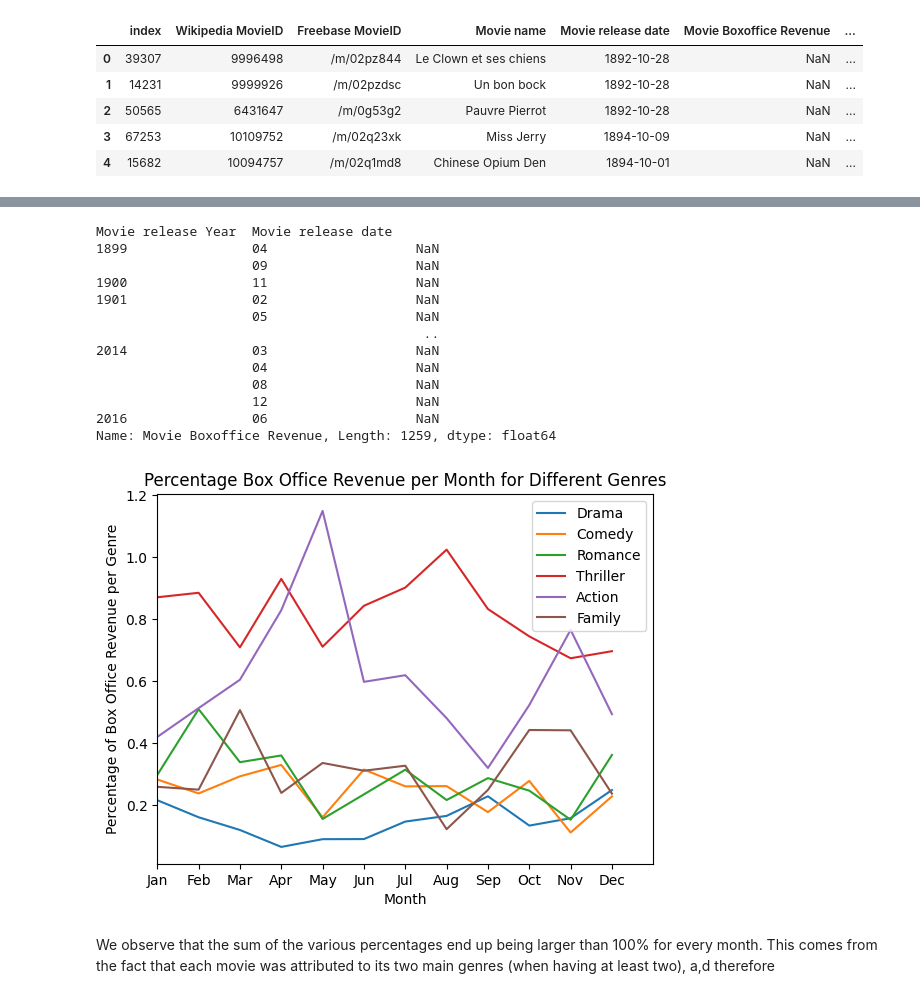
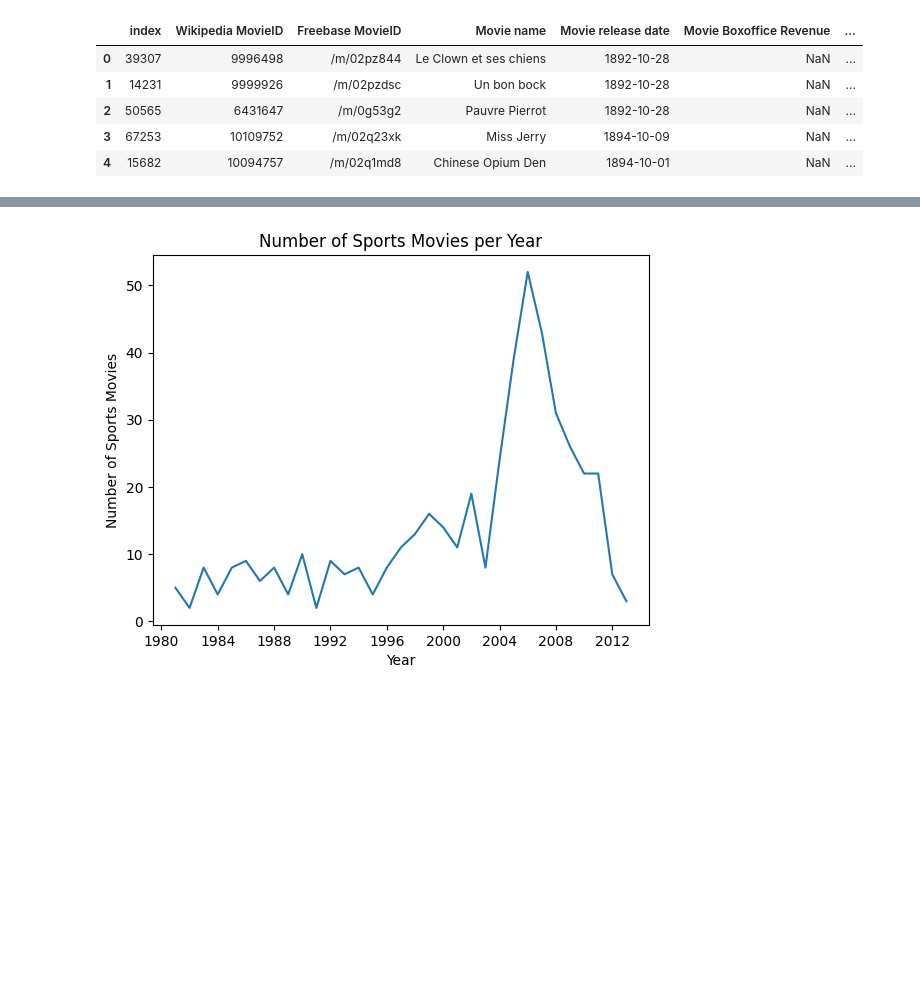
Before and after one commit to epfl-ada/ada-2023-project-dat4k, a Jupyter notebook: boxoffice.ipynb, the cells around one changed output, grey strips where cells are left out. Saved outputs shown, nothing was run; the diff lists cells and outputs as text; code cells hidden in the pictures; blank space fills up the shorter version.

```diff
--- a/boxoffice.ipynb
+++ b/boxoffice.ipynb
@@ -225,6 +225,8 @@ action_genres = df[df['genre 1'].str.contains('Action|Adventure|War')|df['genre
 
 family_genres = df[df['genre 1'].str.contains('Family|Animation|Child')|df['genre 2'].str.contains('Family|Animation|Child')]
 #family_genres
+
+sport_genres = df[df['genre 1'].str.contains('Sport|Fitness|Health')|df['genre 2'].str.contains('Sport|Fitness|Health')]
 # %%
 
 # group the data by month and year and genre, and sum the box office revenue for each group
@@ -349,55 +345,19 @@ plt.show()
-# %%
-# group the data by month and year and genre, and sum the box office revenue for each group
-monthly_revenue_drama2 = drama_genres.groupby([drama_genres['Movie release Year'], drama_genres['Movie release date'].str[5:7]])['Movie Boxoffice Revenue'].sum()
-monthly_revenue_comedy2 = comedy_genres.groupby([comedy_genres['Movie release Year'], comedy_genres['Movie release date'].str[5:7]])['Movie Boxoffice Revenue'].sum()
-monthly_revenue_romance2 = romance_genres.groupby([romance_genres['Movie release Year'], romance_genres['Movie release date'].str[5:7]])['Movie Boxoffice Revenue'].sum()
-monthly_revenue_thriller2 = thriller_genres.groupby([thriller_genres['Movie release Year'], thriller_genres['Movie release date'].str[5:7]])['Movie Boxoffice Revenue'].sum()
-monthly_revenue_action2 = action_genres.groupby([action_genres['Movie release Year'], action_genres['Movie release date'].str[5:7]])['Movie Boxoffice Revenue'].sum()
-monthly_revenue_family2 = family_genres.groupby([family_genres['Movie release Year'], family_genres['Movie release date'].str[5:7]])['Movie Boxoffice Revenue'].sum()
-
-total = df.groupby(df['Movie release date'].str[5:7])['Movie Boxoffice Revenue'].sum()
-
-#total2 = monthly_revenue_drama2+monthly_revenue_comedy2+monthly_revenue_romance2+monthly_revenue_thriller2+monthly_revenue_action2+monthly_revenue_family2
-
-# Calculate the average revenue per month per movie
-average_monthly_revenue_drama2 = monthly_revenue_drama2.groupby(level=1).mean() / total*100
-average_monthly_revenue_comedy2 = monthly_revenue_comedy2.groupby(level=1).mean() / total*100
-average_monthly_revenue_romance2 = monthly_revenue_romance2.groupby(level=1).mean() / total*100
-average_monthly_revenue_thriller2 = monthly_revenue_thriller2.groupby(level=1).mean() / total*100
-average_monthly_revenue_action2 = monthly_revenue_action2.groupby(level=1).mean() / total*100
-average_monthly_revenue_family2 = monthly_revenue_family2.groupby(level=1).mean() / total*100
-
-# plot the data
-plt.plot(average_monthly_revenue_drama2, label='Drama')
-plt.plot(average_monthly_revenue_comedy2, label='Comedy')
-plt.plot(average_monthly_revenue_romance2, label='Romance')
-plt.plot(average_monthly_revenue_thriller2, label='Thriller')
-plt.plot(average_monthly_revenue_action2, label='Action')
-plt.plot(average_monthly_revenue_family2, label='Family')
-
-plt.xlabel('Month')
-plt.ylabel('Percentage of Box Office Revenue per Genre')
-plt.xticks(range(0,12 ), ['Jan', 'Feb', 'Mar', 'Apr', 'May', 'Jun', 'Jul', 'Aug', 'Sep', 'Oct', 'Nov', 'Dec'])
-plt.title('Percentage Box Office Revenue per Month for Different Genres')
-plt.legend()
-
-plt.xlim(0, 12)
-
-plt.show()
-# %% [output]
-Movie release Year  Movie release date
-1899                04                   NaN
-                    09                   NaN
-1900                11                   NaN
-1901                02                   NaN
-                    05                   NaN
-                                          ..
-2014                03                   NaN
-                    04                   NaN
-                    08                   NaN
-                    12                   NaN
-2016                06                   NaN
-Name: Movie Boxoffice Revenue, Length: 1259, dtype: float64
-[figure, removed]
-# %% [markdown]
-We observe that the sum of the various percentages end up being larger than 100% for every month. This comes from the fact that each movie was attributed to its two main genres (when having at least two), a,d therefore
+# %%
+# Group by year and count the number of movies
+yearly_sports_number = sport_genres[sport_genres['Movie release Year']>1980].groupby('Movie release Year').size()
+
+# Plot the number of sports movies per year
+plt.plot(yearly_sports_number, label='Sports')
+
+# Create a list of years every four years starting from 1994
+years = list(range(1980, 2016, 4))
+
+# Set the x-ticks to the years in the list
+plt.xticks(years)
+
+plt.xlabel('Year')
+plt.ylabel('Number of Sports Movies')
+plt.title('Number of Sports Movies per Year')
+plt.show()
+# %% [output]
+[figure, added]
```
Also changed, not shown: parts of 4 cells of this notebook.
